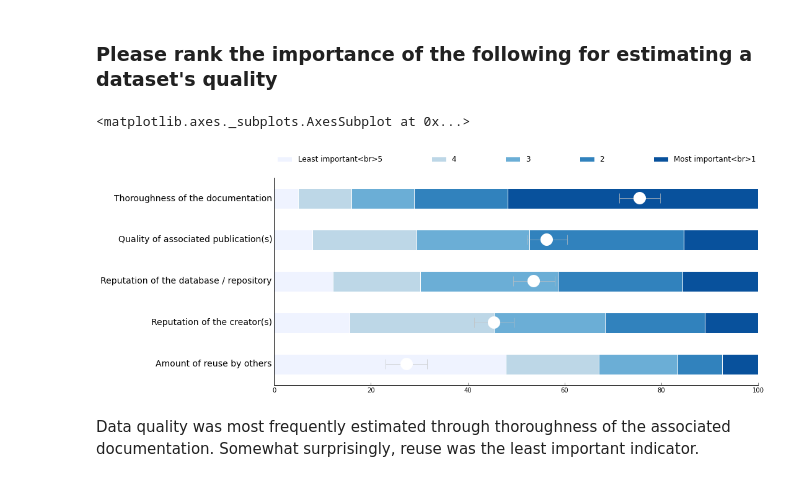
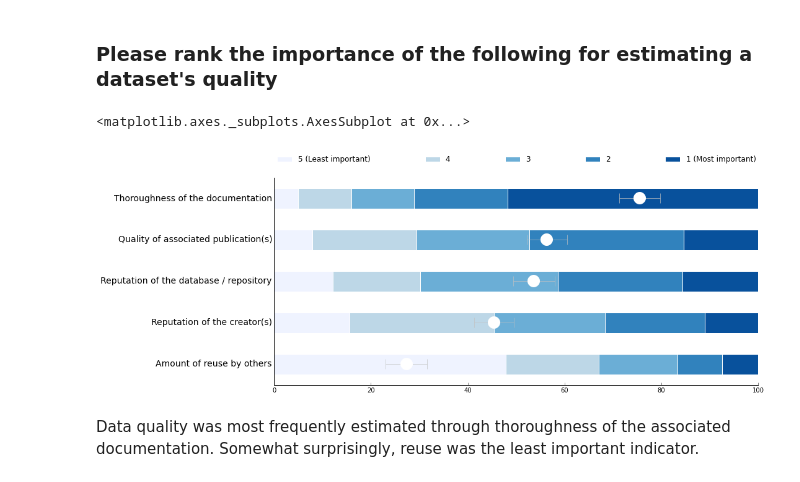
Before and after one commit to JEK-III/MDCSurvey, a Jupyter notebook: Making Data Count.ipynb, the cells around one changed output. Drawn from its saved outputs; the diff is of its cells as text; code cells hidden in the pictures.

Commit message:
Updated figures
Added some tables that may come out later

```diff
--- a/Making Data Count.ipynb
+++ b/Making Data Count.ipynb
@@ -159,5 +161,5 @@ def graph_likert(questions, answers, colors=COLORS):
     fig.spines['right'].set_visible(False)
     fig.set_ylabel('')
 
-    return fig #, collected_counts
+    return fig , collected_counts
 # %%
@@ -329,12 +344,12 @@ A majority (63%) of respondents use multiple methods to search for data.
 # %% [markdown]
 ### Please rank the importance of the following for estimating a dataset's quality
 # %%
-IMPORTANCE_LEVELS = ['Least important<br>5', '4', '3', '2', 'Most important<br>1']
+IMPORTANCE_LEVELS = ['5 (Least important)', '4', '3', '2', '1 (Most important)']
 graph_likert(responses["Please rank the importance of the following for estimating a dataset's quality (e.g., when deciding whether to download it).<br><em>Please rank items from most to least important.</em>"],
              IMPORTANCE_LEVELS)
 # %% [output]
 <matplotlib.axes._subplots.AxesSubplot at 0x...>
-[figure, old version]
+[figure, new version]
 # %% [markdown]
 Data quality was most frequently estimated through thoroughness of the associated documentation. Somewhat surprisingly, reuse was the least important indicator.
 # %% [markdown]
```
Also changed, not shown: parts of 16 cells of this notebook, 2 other files.
